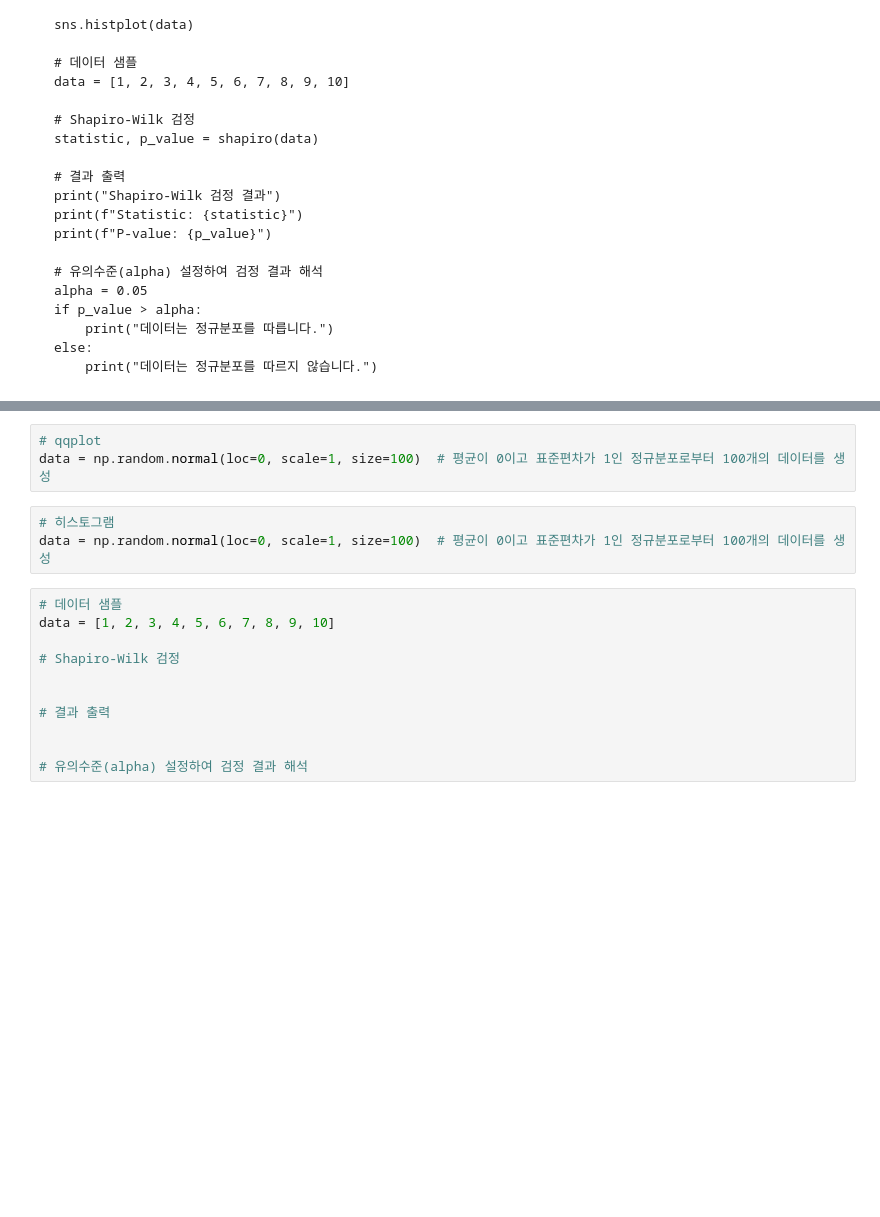
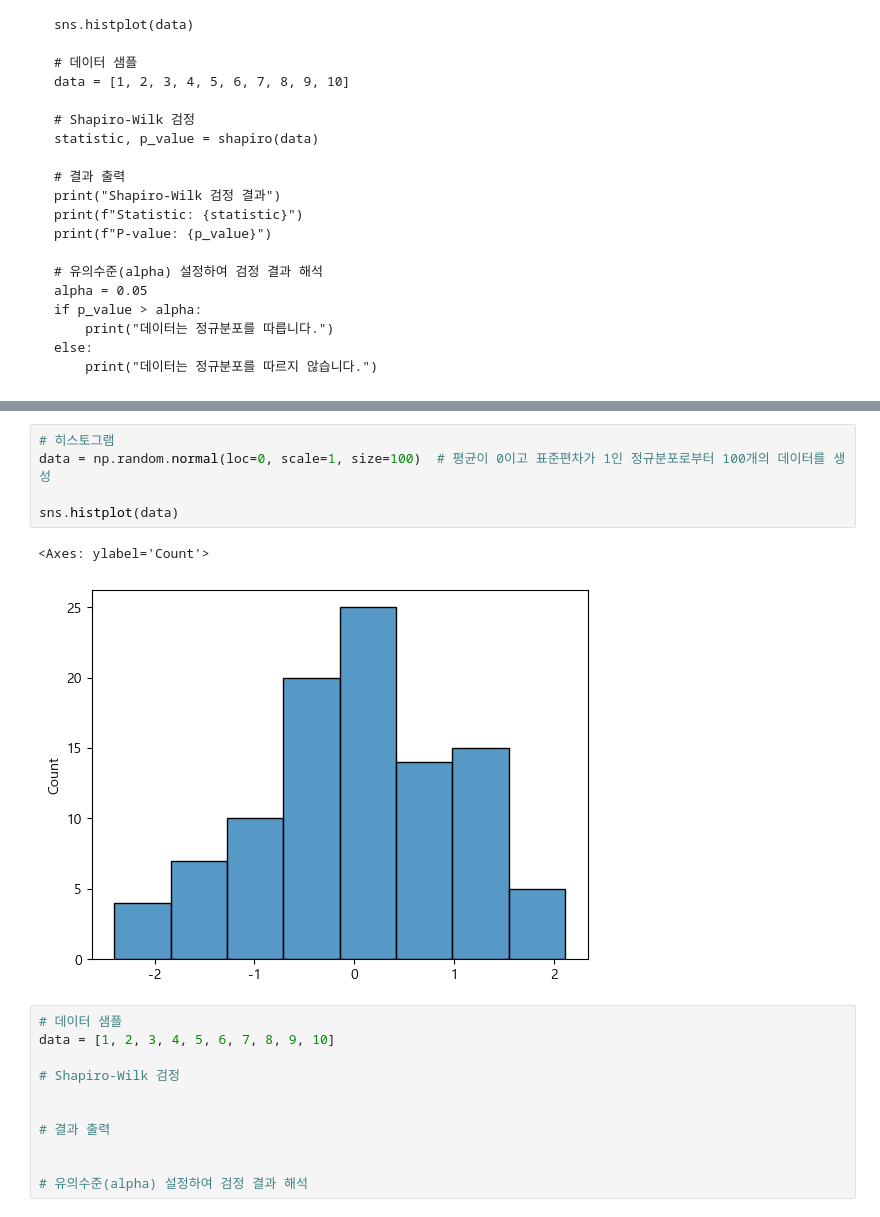
Before and after one commit to juno-bara/7_tutoring, a Jupyter notebook: tutoring_3.ipynb, the cells around one changed output, grey strips where cells are left out. Cells and saved outputs as stored; diff of their text form; blank space fills up the shorter version.

```diff
--- a/tutoring_3.ipynb
+++ b/tutoring_3.ipynb
@@ -169,9 +180,11 @@ from scipy.stats import levene,bartlett
 # %%
-# qqplot
+# 히스토그램
 data = np.random.normal(loc=0, scale=1, size=100)  # 평균이 0이고 표준편차가 1인 정규분포로부터 100개의 데이터를 생성
+
+sns.histplot(data)
+# %% [output]
+<Axes: ylabel='Count'>
+[figure, added]
-# %%
-# 히스토그램
-data = np.random.normal(loc=0, scale=1, size=100)  # 평균이 0이고 표준편차가 1인 정규분포로부터 100개의 데이터를 생성
 # %%
 # 데이터 샘플
 data = [1, 2, 3, 4, 5, 6, 7, 8, 9, 10]
```
Also changed, not shown: parts of 12 cells of this notebook, 2 other files.
